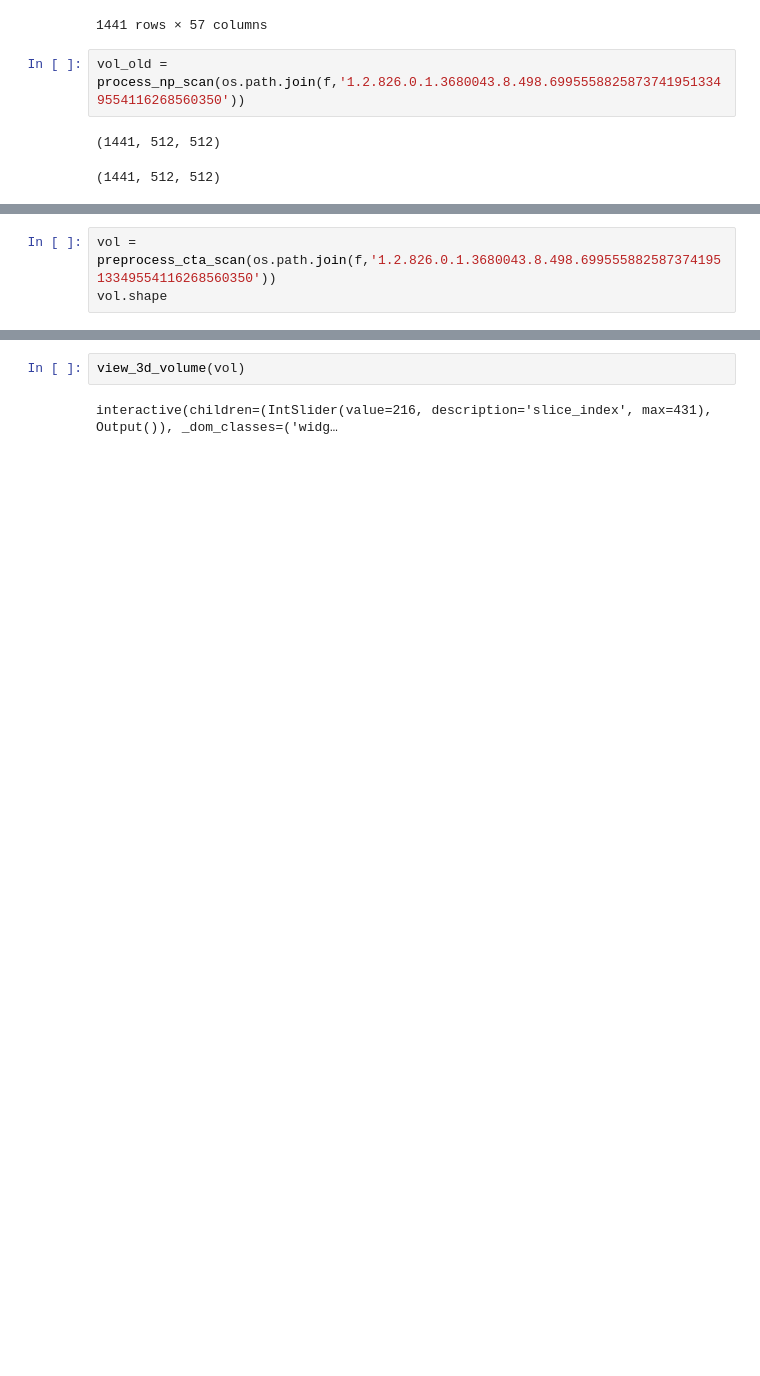
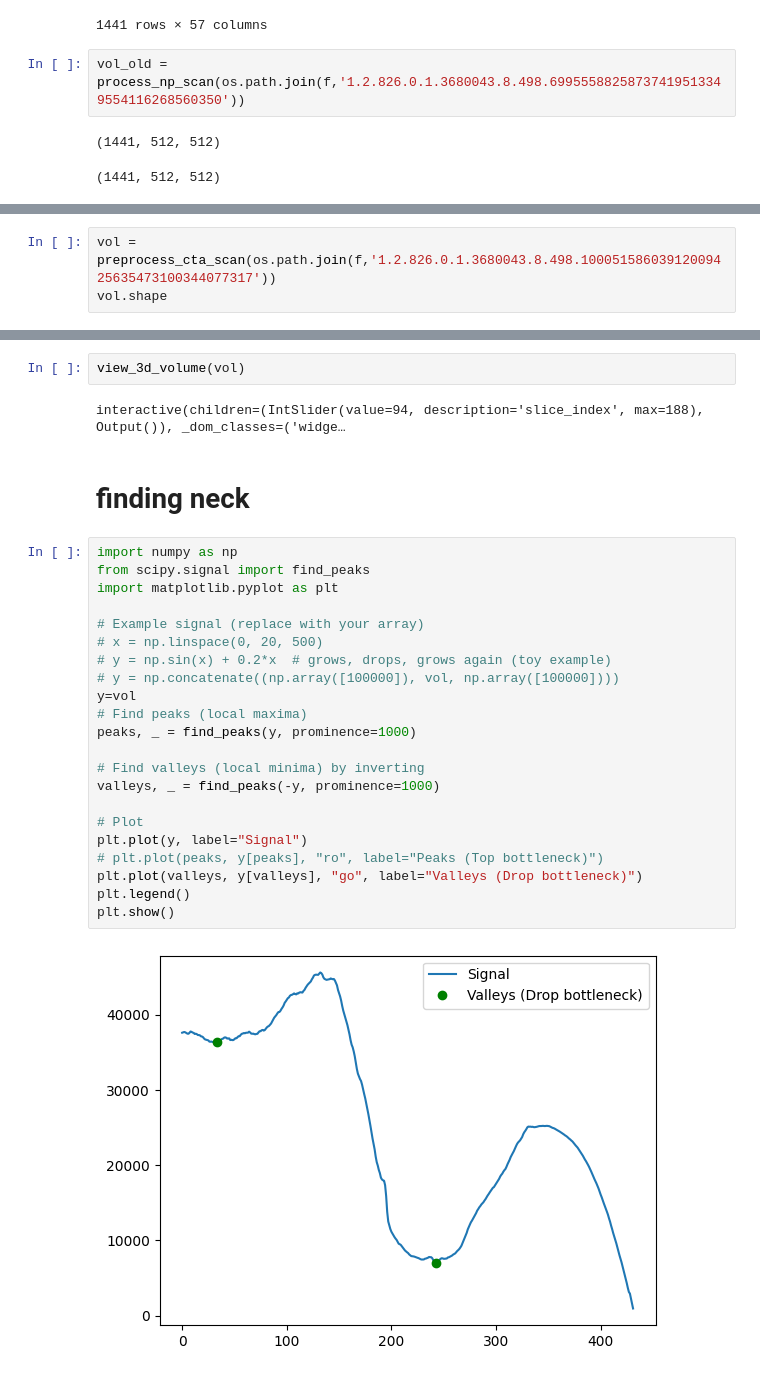
Before and after one commit to BhaveshSolanki32/Aneurysm_detection, a Jupyter notebook: test.ipynb, the cells around one changed output, grey strips where cells are left out. Drawn from its saved outputs; the diff is of its cells as text; blank space fills up the shorter version.

Commit message:
neck cutoff

```diff
--- a/test.ipynb
+++ b/test.ipynb
@@ -813,4 +817,4 @@ vol_old = process_np_scan(os.path.join(f,'1.2.826.0.1.3680043.8.498.699555882587
 # %%
-vol = preprocess_cta_scan(os.path.join(f,'1.2.826.0.1.3680043.8.498.69955588258737419513349554116268560350'))
+vol = preprocess_cta_scan(os.path.join(f,'1.2.826.0.1.3680043.8.498.10005158603912009425635473100344077317'))
 vol.shape
 # %% [output]
@@ -826,4 +826,30 @@ interactive(children=(IntSlider(value=720, description='slice_index', max=1440),
 # %%
 view_3d_volume(vol)
 # %% [output]
-interactive(children=(IntSlider(value=216, description='slice_index', max=431), Output()), _dom_classes=('widg…
+interactive(children=(IntSlider(value=94, description='slice_index', max=188), Output()), _dom_classes=('widge…
+# %% [markdown]
+# finding neck
+# %%
+import numpy as np
+from scipy.signal import find_peaks
+import matplotlib.pyplot as plt
+
+# Example signal (replace with your array)
+# x = np.linspace(0, 20, 500)
+# y = np.sin(x) + 0.2*x  # grows, drops, grows again (toy example)
+# y = np.concatenate((np.array([100000]), vol, np.array([100000])))
+y=vol
+# Find peaks (local maxima)
+peaks, _ = find_peaks(y, prominence=1000)
+
+# Find valleys (local minima) by inverting
+valleys, _ = find_peaks(-y, prominence=1000)
+
+# Plot
+plt.plot(y, label="Signal")
+# plt.plot(peaks, y[peaks], "ro", label="Peaks (Top bottleneck)")
+plt.plot(valleys, y[valleys], "go", label="Valleys (Drop bottleneck)")
+plt.legend()
+plt.show()
+# %% [output]
+[figure, added]
```
Also changed, not shown: parts of 7 cells of this notebook, 1 other file.
